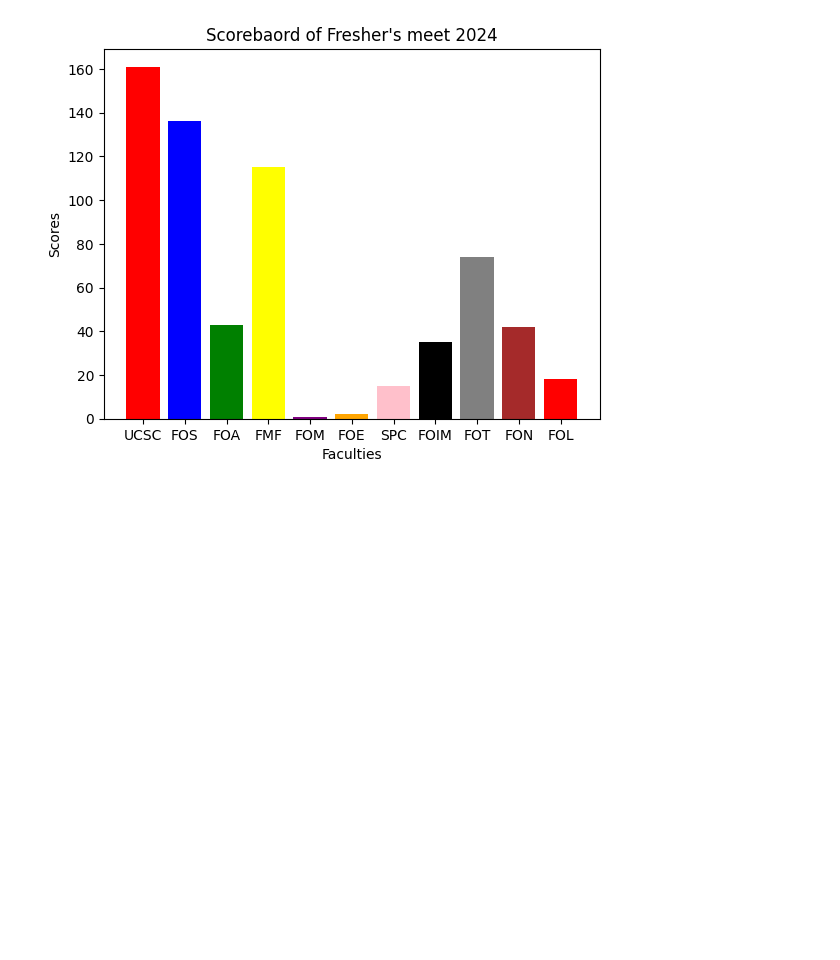
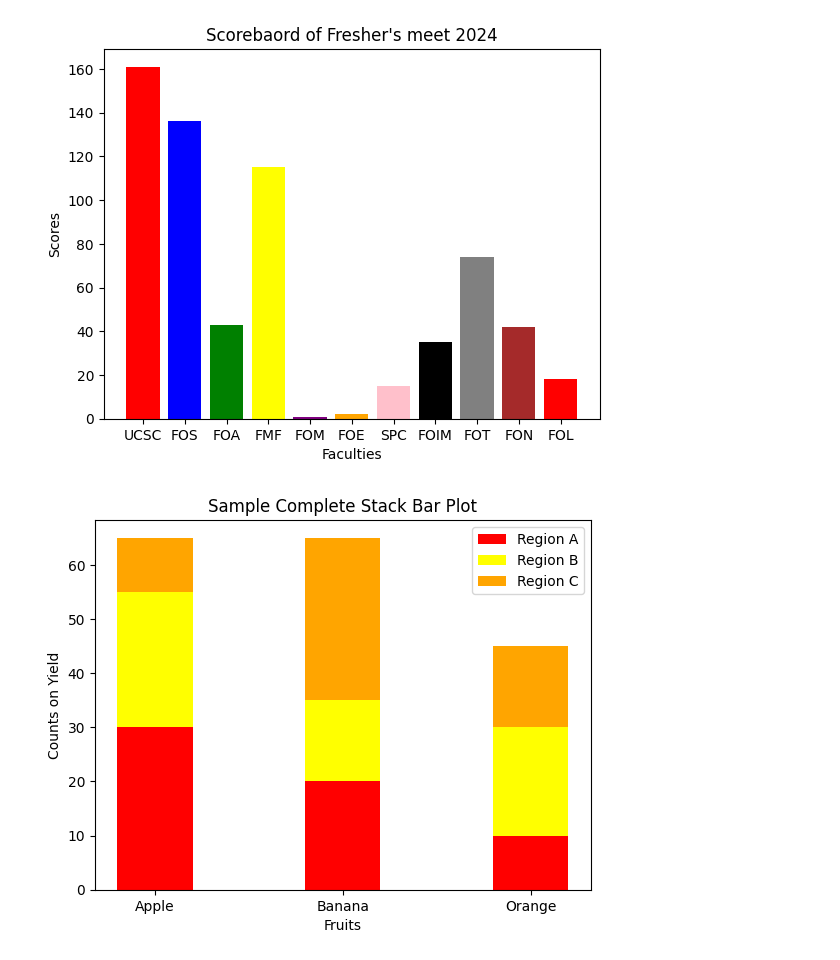
Before and after one commit to anbanshayan/Matplotlib, a Jupyter notebook: matplotlib11.ipynb, the cells around one changed output. Saved outputs shown, nothing was run; the diff lists cells and outputs as text; code cells hidden in the pictures; blank space fills up the shorter version.

Commit message:
Sample Complete Stack Bar Plot Complete

```diff
--- a/matplotlib11.ipynb
+++ b/matplotlib11.ipynb
@@ -21,5 +21,18 @@ plt.show()
 # %%
 Product = ['Apple','Banana','Orange']
 Region_A = [30,20,10]
 Region_B = [25,15,20]
 Region_C = [10,30,15]
+
+Region_C_start = [Region_A[i]+Region_B[i] for i in range(len(Region_A))]
+
+plt.bar(Product,Region_A,width=0.4,color="Red",label='Region A')
+plt.bar(Product,Region_B,bottom = Region_A,width=0.4,color="Yellow",label='Region B')
+plt.bar(Product,Region_C,bottom = Region_C_start,width=0.4,color="orange",label='Region C')
+plt.legend()
+plt.xlabel("Fruits")
+plt.ylabel("Counts on Yield")
+plt.title("Sample Complete Stack Bar Plot")
+plt.show()
+# %% [output]
+[figure, added]
```
